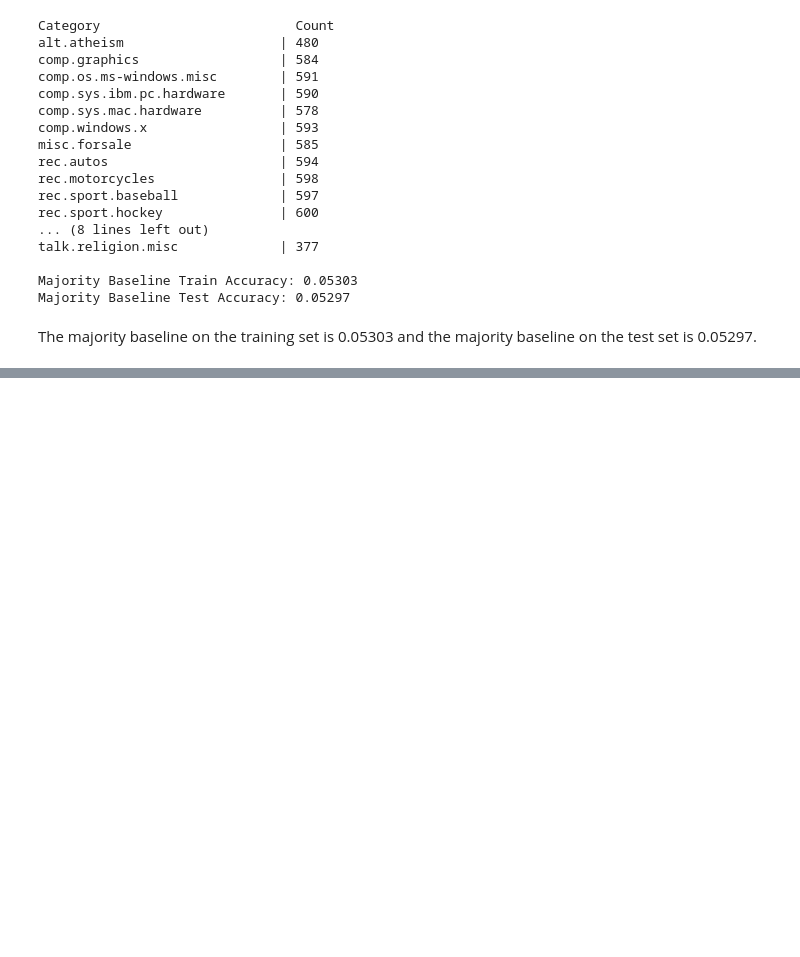
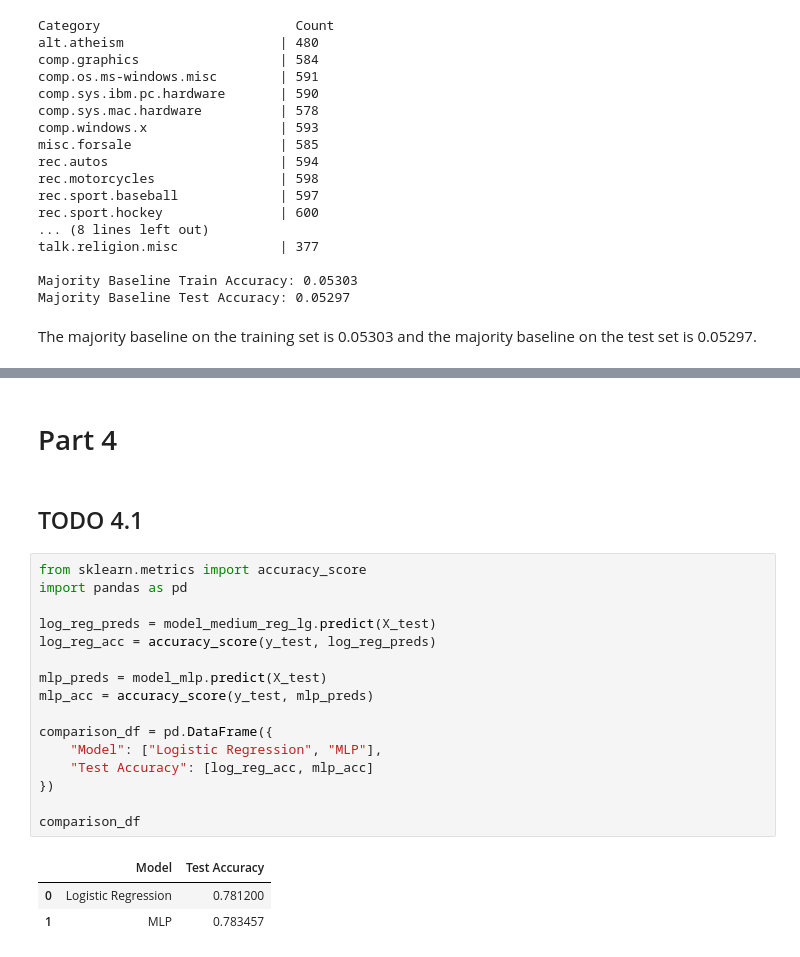
Before and after one commit to almastelek/NLP, a Jupyter notebook: HW1/hw1.ipynb, the cells around one changed output, grey strips where cells are left out. Drawn from its saved outputs; the diff is of its cells as text; blank space fills up the shorter version.

Commit message:
logistic regression and MLP

```diff
--- a/HW1/hw1.ipynb
+++ b/HW1/hw1.ipynb
@@ -49,0 +206,24 @@ The majority baseline on the training set is 0.05303 and the majority baseline o
+# %% [markdown]
+# Part 4
+# %% [markdown]
+## TODO 4.1
+# %%
+from sklearn.metrics import accuracy_score
+import pandas as pd
+
+log_reg_preds = model_medium_reg_lg.predict(X_test)
+log_reg_acc = accuracy_score(y_test, log_reg_preds)
+
+mlp_preds = model_mlp.predict(X_test)
+mlp_acc = accuracy_score(y_test, mlp_preds)
+
+comparison_df = pd.DataFrame({
+    "Model": ["Logistic Regression", "MLP"],
+    "Test Accuracy": [log_reg_acc, mlp_acc]
+})
+
+comparison_df
+# %% [output]
+|  | Model | Test Accuracy |
+| 0 | Logistic Regression | 0.781200 |
+| 1 | MLP | 0.783457 |
```
Also changed, not shown: parts of 21 cells of this notebook, 1 other file.
